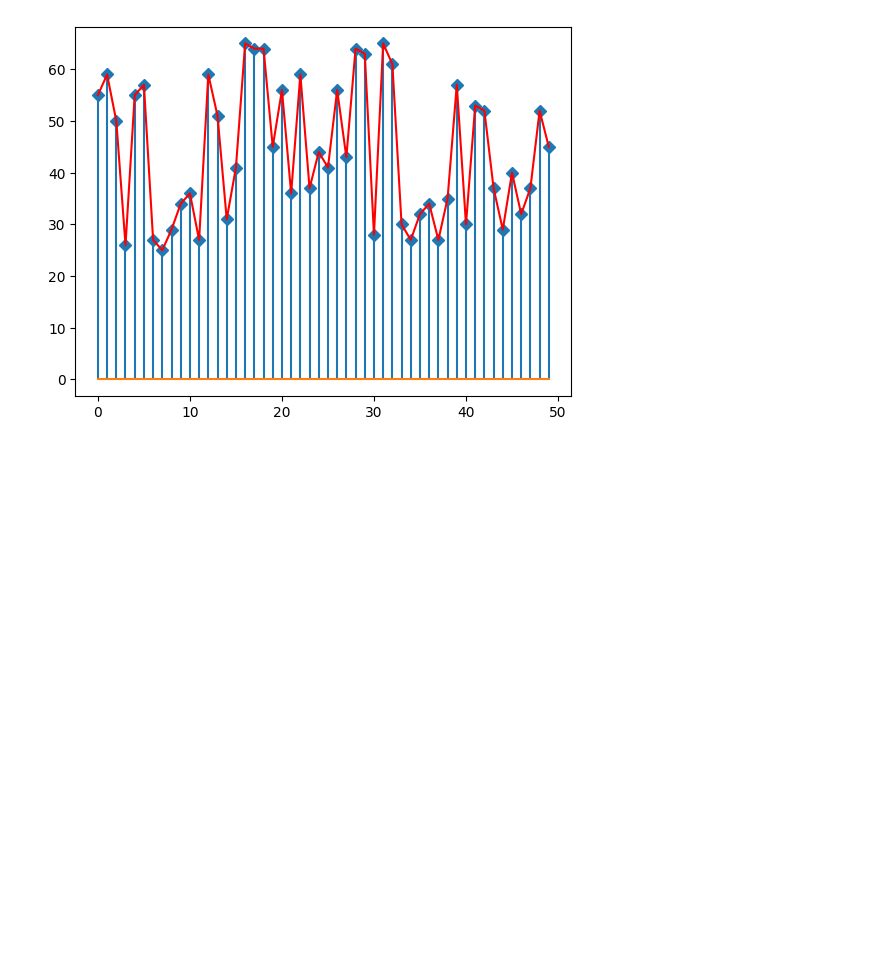
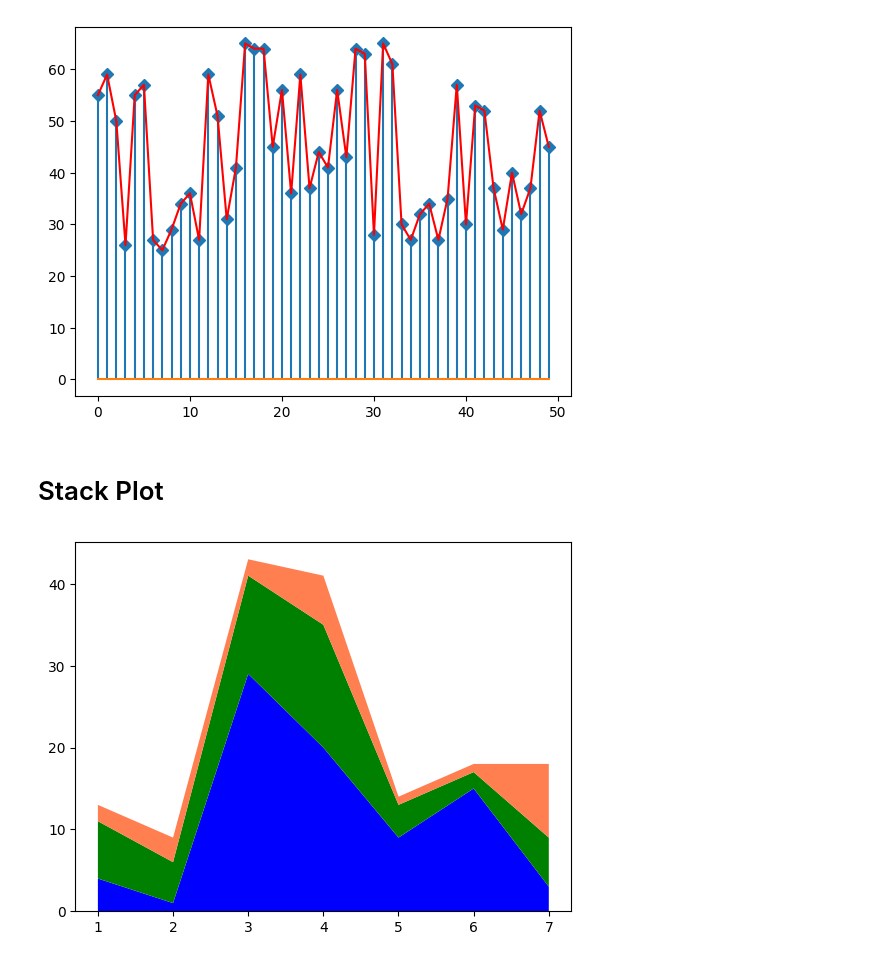
Before and after one commit to bhavsarsahil/Data_Anaylst_Practice, a Jupyter notebook: Data_Analyst_Practice/Matplotlib/Sahil_Practice_YT_WSCT.ipynb, the cells around one changed output. Drawn from its saved outputs; the diff is of its cells as text; code cells hidden in the pictures; blank space fills up the shorter version.

```diff
--- a/Data_Analyst_Practice/Matplotlib/Sahil_Practice_YT_WSCT.ipynb
+++ b/Data_Analyst_Practice/Matplotlib/Sahil_Practice_YT_WSCT.ipynb
@@ -111,3 +111,16 @@ plt.plot(head["Age"], color='red')
 plt.show()
 # %% [output]
 [figure]
+# %% [markdown]
+# Stack Plot
+# %%
+days = [1,2,3,4,5,6,7]
+
+nop1 = np.random.randint(1, 30, 7)
+nop2 = np.random.randint(1, 20, 7)
+nop3 = np.random.randint(1, 10, 7)
+
+plt.stackplot(days, nop1, nop2, nop3, labels=['nop1', 'nop2', 'nop3'], colors=['blue', 'green', 'coral'], baseline='zero')
+plt.show()
+# %% [output]
+[figure, added]
```
Also changed, not shown: parts of 2 cells of this notebook, 1 other file.
